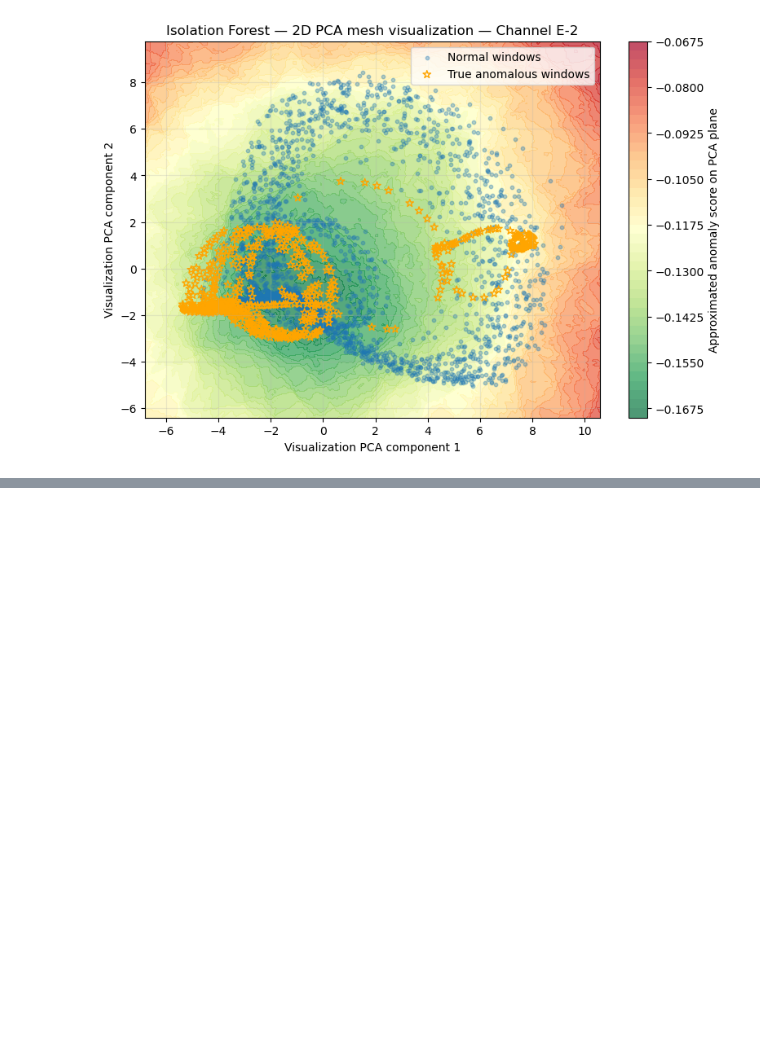
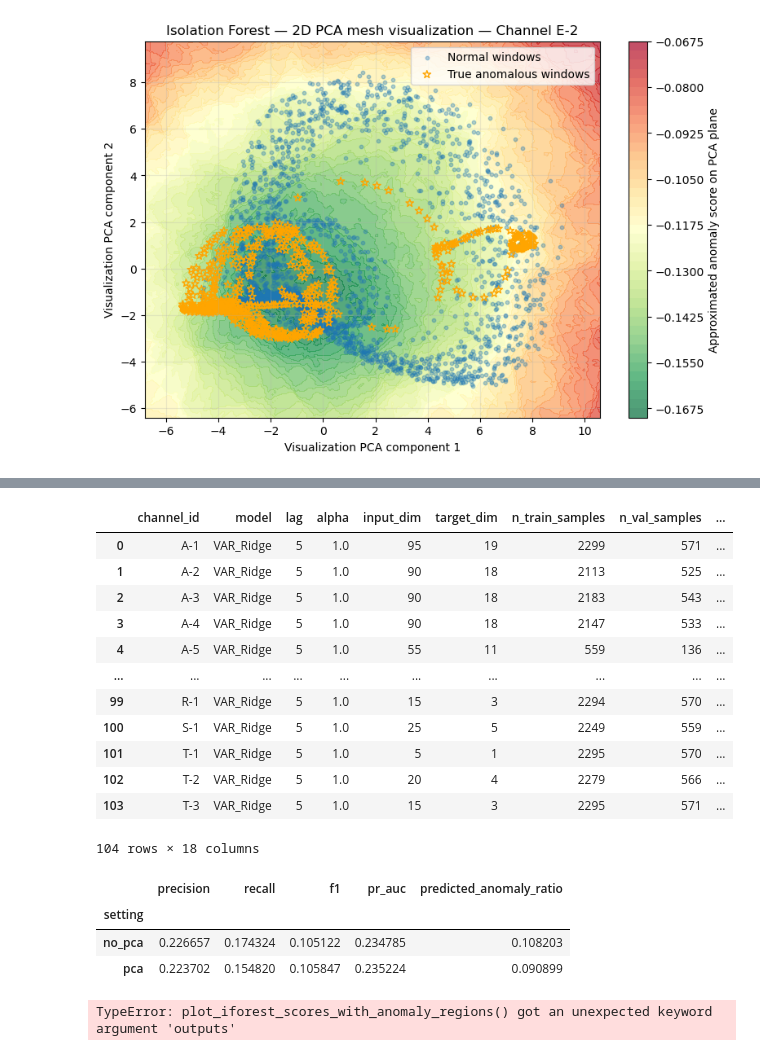
Before and after one commit to LucianoScarpino/Anomaly_Detection_Nasa_SMAP, a Jupyter notebook: Anomaly_Detection.ipynb, the cells around one changed output, grey strips where cells are left out. Drawn from its saved outputs; the diff is of its cells as text; code cells hidden in the pictures; blank space fills up the shorter version.

```diff
--- a/Anomaly_Detection.ipynb
+++ b/Anomaly_Detection.ipynb
@@ -1520,0 +1729,64 @@ plot_iforest_2d_mesh(
+# %%
+VAR_LAG = 5
+VAR_ALPHA = 1.0
+VAR_THRESHOLD_QUANTILE = 0.99
+
+var_no_pca_df, var_no_pca_outputs = run_var_ridge_all_channels(
+    train_data=preprocessed_data,
+    test_data=test_preprocessed_data,
+    setting_name="no_pca",
+    lag=VAR_LAG,
+    alpha=VAR_ALPHA,
+    threshold_quantile=VAR_THRESHOLD_QUANTILE
+)
+
+var_pca_df, var_pca_outputs = run_var_ridge_all_channels(
+    train_data=preprocessed_data_pca,
+    test_data=test_preprocessed_data_pca,
+    setting_name="pca",
+    lag=VAR_LAG,
+    alpha=VAR_ALPHA,
+    threshold_quantile=VAR_THRESHOLD_QUANTILE
+)
+
+var_results_df = pd.concat(
+    [var_no_pca_df, var_pca_df],
+    ignore_index=True
+)
+
+display(var_results_df)
+# %% [output]
+|  | channel_id | model | lag | alpha | input_dim | target_dim | n_train_samples | n_val_samples | ... |
+| 0 | A-1 | VAR_Ridge | 5 | 1.0 | 95 | 19 | 2299 | 571 | ... |
+| 1 | A-2 | VAR_Ridge | 5 | 1.0 | 90 | 18 | 2113 | 525 | ... |
+| 2 | A-3 | VAR_Ridge | 5 | 1.0 | 90 | 18 | 2183 | 543 | ... |
+| 3 | A-4 | VAR_Ridge | 5 | 1.0 | 90 | 18 | 2147 | 533 | ... |
+| 4 | A-5 | VAR_Ridge | 5 | 1.0 | 55 | 11 | 559 | 136 | ... |
+| ... | ... | ... | ... | ... | ... | ... | ... | ... | ... |
+| 99 | R-1 | VAR_Ridge | 5 | 1.0 | 15 | 3 | 2294 | 570 | ... |
+| 100 | S-1 | VAR_Ridge | 5 | 1.0 | 25 | 5 | 2249 | 559 | ... |
+| 101 | T-1 | VAR_Ridge | 5 | 1.0 | 5 | 1 | 2295 | 570 | ... |
+| 102 | T-2 | VAR_Ridge | 5 | 1.0 | 20 | 4 | 2279 | 566 | ... |
+| 103 | T-3 | VAR_Ridge | 5 | 1.0 | 15 | 3 | 2295 | 571 | ... |
+104 rows × 18 columns
+# %%
+var_results_df.groupby("setting")[[
+    "precision",
+    "recall",
+    "f1",
+    "pr_auc",
+    "predicted_anomaly_ratio"
+]].mean()
+# %% [output]
+|  | precision | recall | f1 | pr_auc | predicted_anomaly_ratio |
+| setting |  |  |  |  |  |
+| no_pca | 0.226657 | 0.174324 | 0.105122 | 0.234785 | 0.108203 |
+| pca | 0.223702 | 0.154820 | 0.105847 | 0.235224 | 0.090899 |
+# %%
+plot_iforest_scores_with_anomaly_regions(
+    channel_id="A-1",
+    outputs=var_no_pca_outputs,
+    results_df=var_no_pca_df
+)
+# %% [output]
+TypeError: plot_iforest_scores_with_anomaly_regions() got an unexpected keyword argument 'outputs'
```
Also changed, not shown: parts of 16 cells of this notebook.
